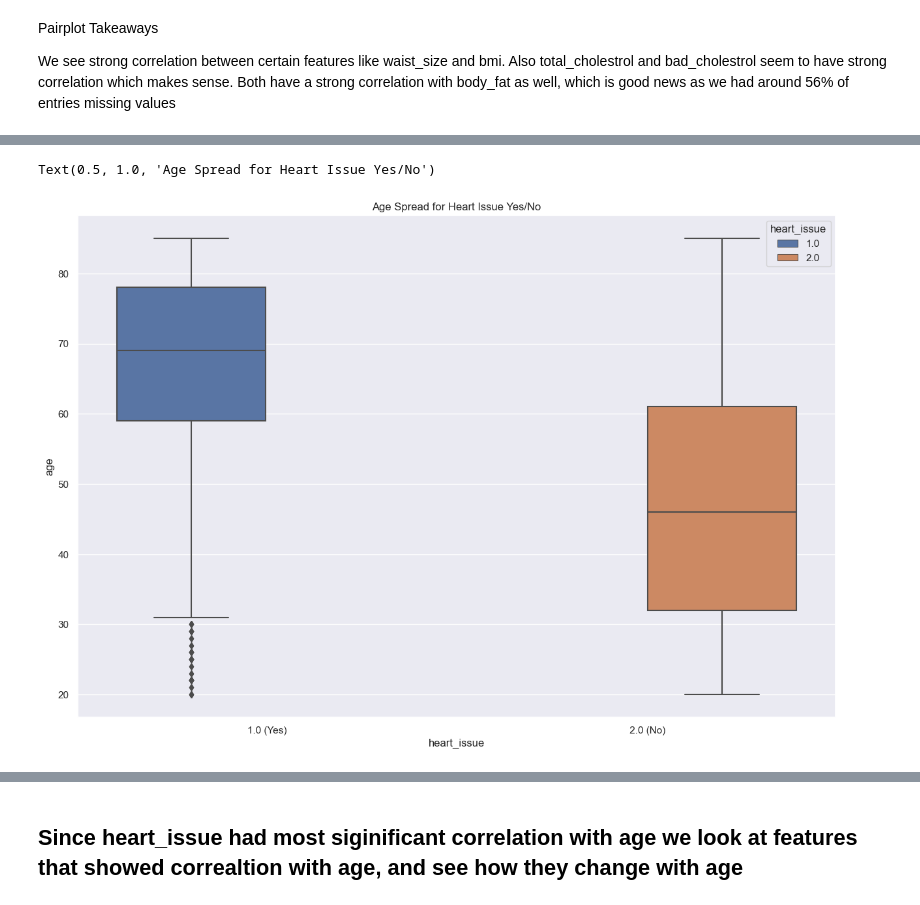
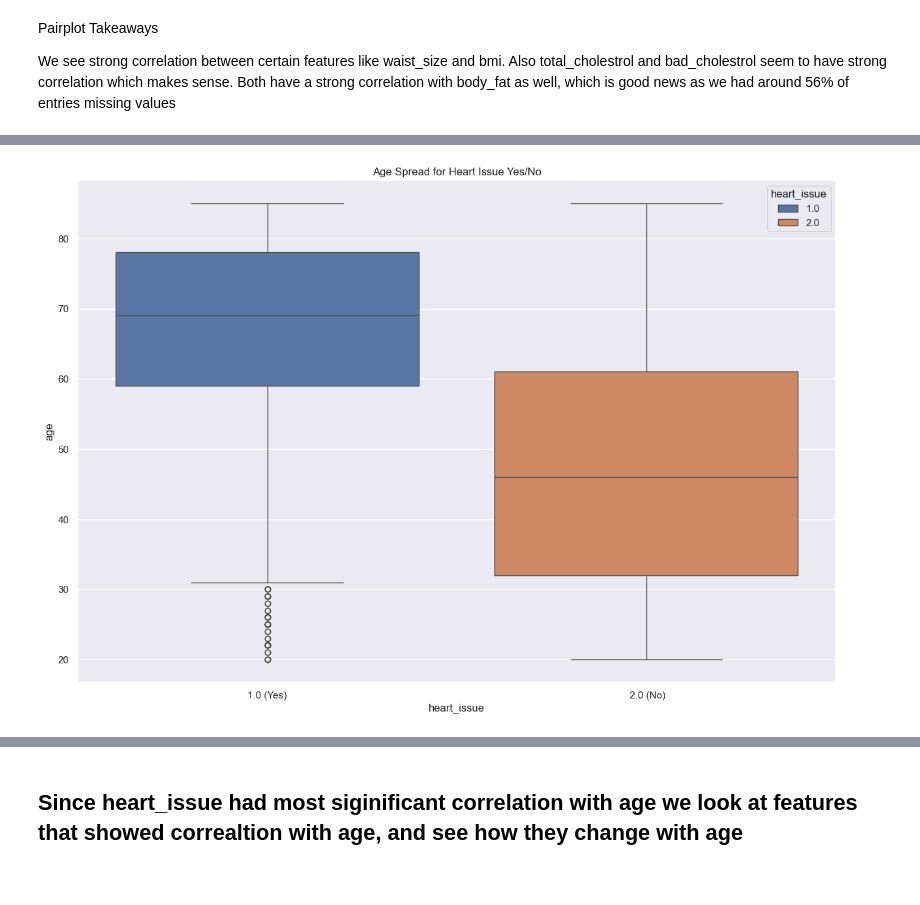
Before and after one commit to omi-singh17/Cardio-Disease-Prediction, a Jupyter notebook: 02 Exploratory Data Analysis/02_EDA.ipynb, the cells around one changed output, grey strips where cells are left out. Cells and saved outputs as stored; diff of their text form; code cells hidden in the pictures.

```diff
--- a/02 Exploratory Data Analysis/02_EDA.ipynb
+++ b/02 Exploratory Data Analysis/02_EDA.ipynb
@@ -254,18 +254,23 @@ warnings.resetwarnings()
 # %%
+import warnings
+warnings.simplefilter("ignore")
+
 # We look at our target column heart_issue with age
 plt.figure(figsize = (15,10))
 ax = plt.axes()
-sns.boxplot(x=df['heart_issue'] , y=df['age'], data=df, hue = df['heart_issue'])
+sns.boxplot(x=df['heart_issue'] , y=df['age'], data=df, hue = df['heart_issue'], palette = 'deep')
 #ax.set_xticks(l)
+#ax.xaxis.set_ticks(['1.0 (Yes)',' 2.0 (No)'])
 ax.set_xticklabels(['1.0 (Yes)',' 2.0 (No)'])
+
 #ax.legend(labels = ['Yes', 'No'])
 plt.title("Age Spread for Heart Issue Yes/No")
 
 # While there is a clear difference of 2 decades for folks with and without an heart issue.
 # The whiskers and outliers for people with heart issue does go down to younger ages, highlighting age is not the only factor.
+warnings.resetwarnings()
 # %% [output]
-Text(0.5, 1.0, 'Age Spread for Heart Issue Yes/No')
-[figure, old version]
+[figure, new version]
 # %%
 #let's look at box plot of our targetwith respect to all numerical features
 plt.figure(figsize = (15,10))
```
Also changed, not shown: parts of 18 cells of this notebook, 11 other files.
